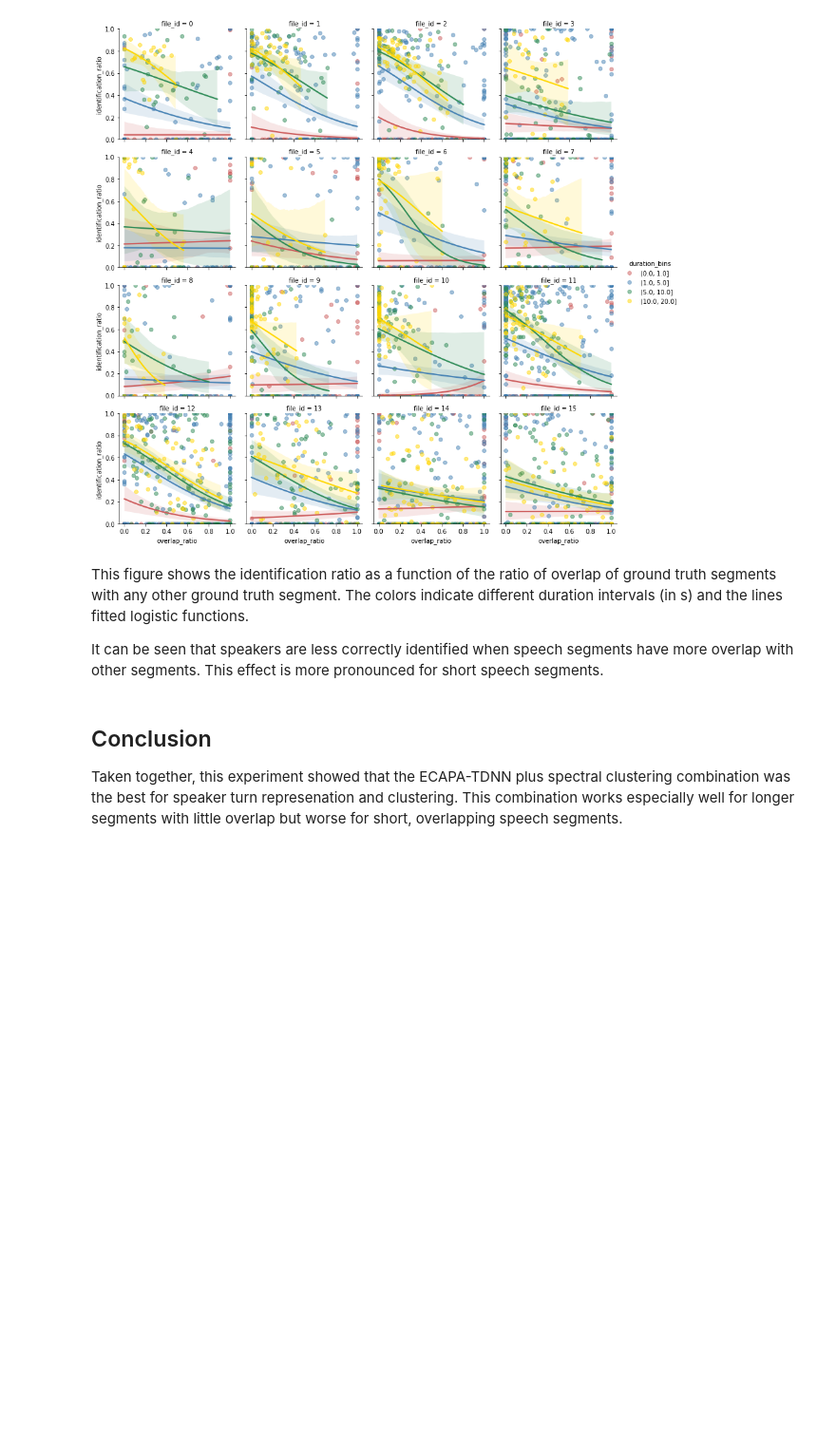
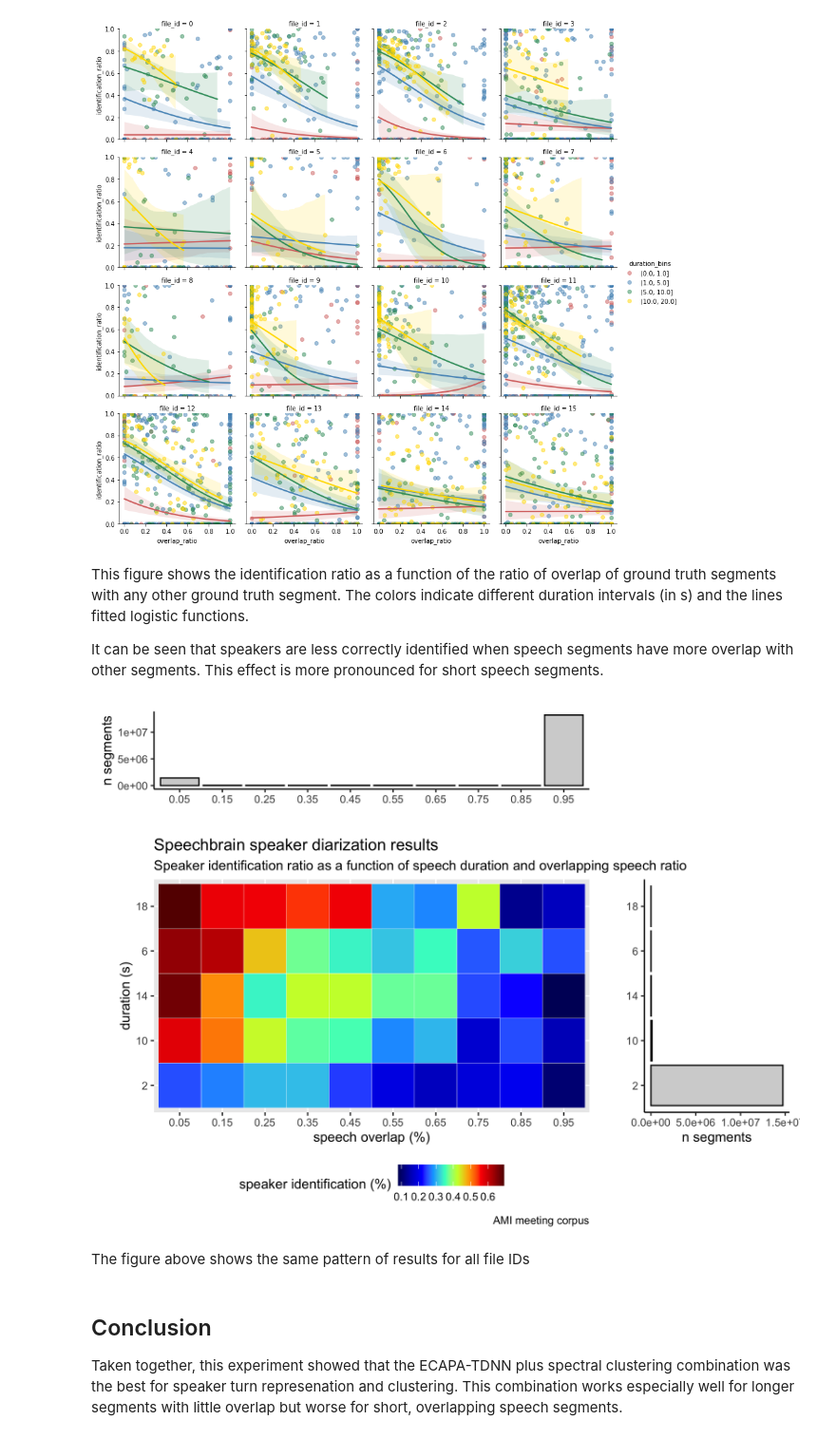
Before and after one commit to mexca/mexca-sd-experiment, a Jupyter notebook: speaker-diarization/compare_sd.ipynb, the cells around one changed output. Shown at 95% size. Saved outputs shown, nothing was run; the diff lists cells and outputs as text; code cells hidden in the pictures; blank space fills up the shorter version.

```diff
--- a/speaker-diarization/compare_sd.ipynb
+++ b/speaker-diarization/compare_sd.ipynb
@@ -228,6 +288,13 @@ grid.savefig("sd_identification_overlap.png")
 This figure shows the identification ratio as a function of the ratio of overlap of ground truth segments with any other ground truth segment. The colors indicate different duration intervals (in s) and the lines fitted logistic functions.
 
 It can be seen that speakers are less correctly identified when speech segments have more overlap with other segments. This effect is more pronounced for short speech segments.
+# %%
+from IPython.display import Image
+Image("/Users/evaviviani/github/mexca-sd-experiment/speaker-diarization/speechbrain_diarization_aggregatedResults.png")
+# %% [output]
+[figure, added]
+# %% [markdown]
+The figure above shows the same pattern of results for all file IDs
 # %%
 overlap_df.drop(columns=["duration_bins"]).to_csv("segment_identification.csv")
 # %% [markdown]
```
Also changed, not shown: parts of 6 cells of this notebook, 17 other files.
